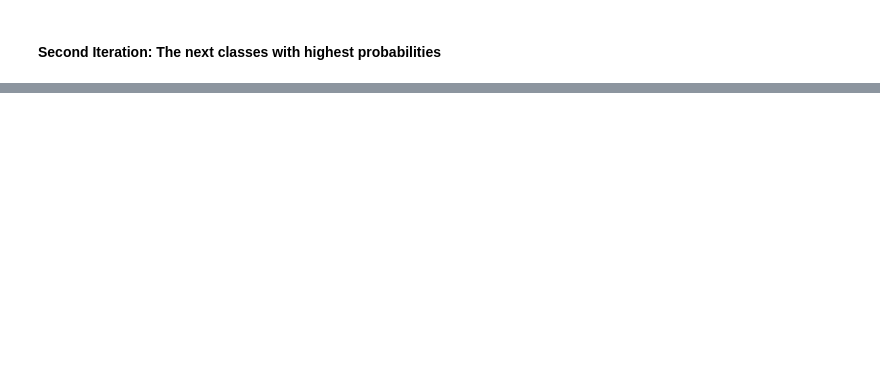
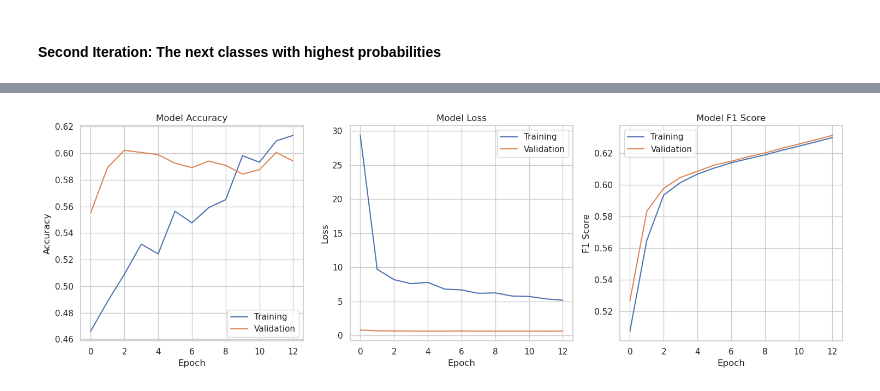
Before and after one commit to salgue441/Cow-project, a Jupyter notebook: notebooks/research/day_classifier/incremental-classifier.ipynb, the cells around one changed output, grey strips where cells are left out. Cells and saved outputs as stored; diff of their text form; code cells hidden in the pictures; blank space fills up the shorter version.

Commit message:
feat(main): versions of the original models with F1-score, ROC Curves

```diff
--- a/notebooks/research/day_classifier/incremental-classifier.ipynb
+++ b/notebooks/research/day_classifier/incremental-classifier.ipynb
@@ -123,12 +115,7 @@ class DataManager:
           Dict[str, int]: Dictionary mapping class names to class indices.
         """
 
-        return {
-            class_name: idx
-            for idx, class_name in enumerate(
-                sorted(self.class_counts.keys(), key=lambda x: int(x))
-            )
-        }
+        return {class_name: int(class_name) for class_name in self.class_counts.keys()}
 
     def get_class_subset(self, num_classes: int) -> List[str]:
         """
@@ -224,7 +211,7 @@ class DataManager:
         )
 
         return DataSplit(
-            train_paths=train_val_paths,
+            train_paths=train_paths,
             val_paths=val_paths,
             test_paths=test_paths,
             class_mapping=subset_mapping,
@@ -425 +414,10 @@ class DataGenerator:
+# %%
+f1_score_metric = tf.keras.metrics.F1Score(
+    average="macro", threshold=None, name="f1_score"
+)
+
+
+@keras.saving.register_keras_serializable()
+def sparse_f1_score(y_true, y_pred):
+    return f1_score_metric(y_true, y_pred)
 # %%
@@ -892,0 +943,11 @@ train_gen, val_gen, test_gen = data_generator.create_generators(data_split)
+# %%
+total_samples = sum(dataset_manager.class_counts[cls] for cls in all_classes)
+max_count = max(dataset_manager.class_counts[cls] for cls in all_classes)
+
+class_weights = {
+    data_split.class_mapping[cls]: (total_samples / dataset_manager.class_counts[cls])
+    * (max_count / dataset_manager.class_counts[cls])
+    for cls in all_classes
+}
+
+print(class_weights)
@@ -892,0 +958,8 @@ train_gen, val_gen, test_gen = data_generator.create_generators(data_split)
+# %%
+history = model_manager.train(
+    train_gen,
+    val_gen,
+    iteration=2,
+    epochs=100,
+    class_weights=class_weights,
+)
@@ -892,0 +984,4 @@ train_gen, val_gen, test_gen = data_generator.create_generators(data_split)
+# %%
+plot_history_subplot(history)
+# %% [output]
+[figure, added]
```
Also changed, not shown: parts of 39 cells of this notebook, 18 other files.
